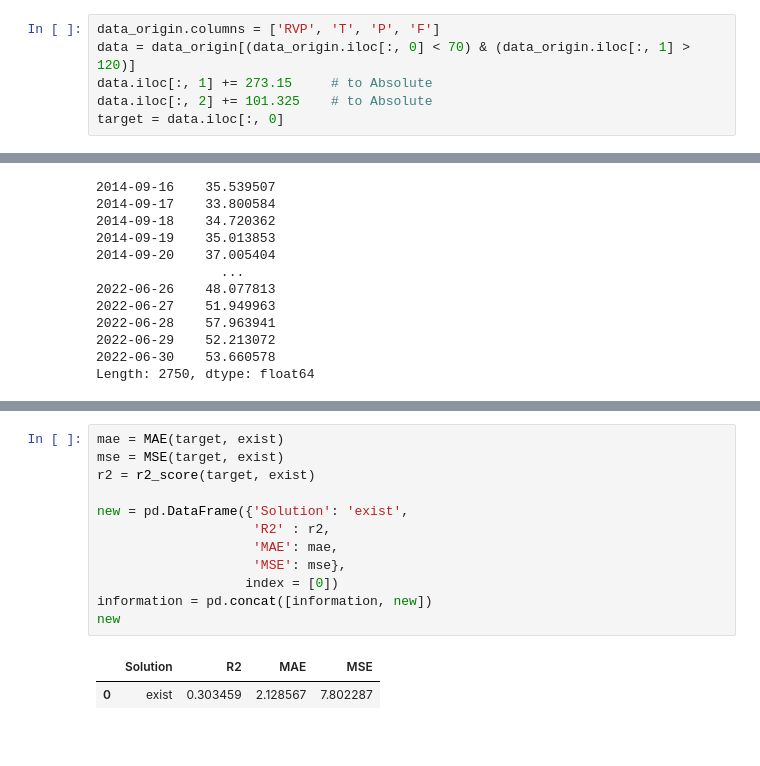
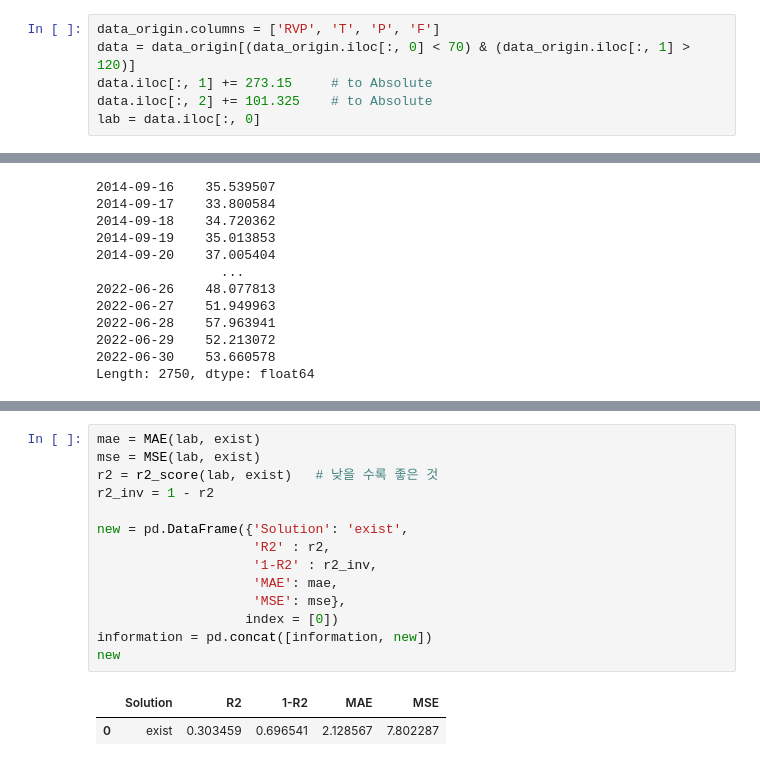
Before and after one commit to hoonzi-s/APC, a Jupyter notebook: #1ALK_213BTMRVP_R5.ipynb, the cells around one changed output, grey strips where cells are left out. Saved outputs shown, nothing was run; the diff lists cells and outputs as text.

```diff
--- a/#1ALK_213BTMRVP_R5.ipynb
+++ b/#1ALK_213BTMRVP_R5.ipynb
@@ -57,7 +58,7 @@ data_origin.columns = ['RVP', 'T', 'P', 'F']
 data = data_origin[(data_origin.iloc[:, 0] < 70) & (data_origin.iloc[:, 1] > 120)]
 data.iloc[:, 1] += 273.15     # to Absolute
 data.iloc[:, 2] += 101.325    # to Absolute
-target = data.iloc[:, 0]
+lab = data.iloc[:, 0]
 # %% [output]
 A value is trying to be set on a copy of a slice from a DataFrame.
 Try using .loc[row_indexer,col_indexer] = value instead
@@ -101,15 +95,17 @@ plt.plot(target)
 # %%
-mae = MAE(target, exist)
-mse = MSE(target, exist)
-r2 = r2_score(target, exist)
+mae = MAE(lab, exist)
+mse = MSE(lab, exist)
+r2 = r2_score(lab, exist)   # 낮을 수록 좋은 것
+r2_inv = 1 - r2
 
 new = pd.DataFrame({'Solution': 'exist',
                     'R2' : r2,
+                    '1-R2' : r2_inv,
                     'MAE': mae,
                     'MSE': mse},
                    index = [0])
 information = pd.concat([information, new])
 new
 # %% [output]
-|  | Solution | R2 | MAE | MSE |
-| 0 | exist | 0.303459 | 2.128567 | 7.802287 |
+|  | Solution | R2 | 1-R2 | MAE | MSE |
+| 0 | exist | 0.303459 | 0.696541 | 2.128567 | 7.802287 |
```
Also changed, not shown: parts of 5 cells of this notebook.
